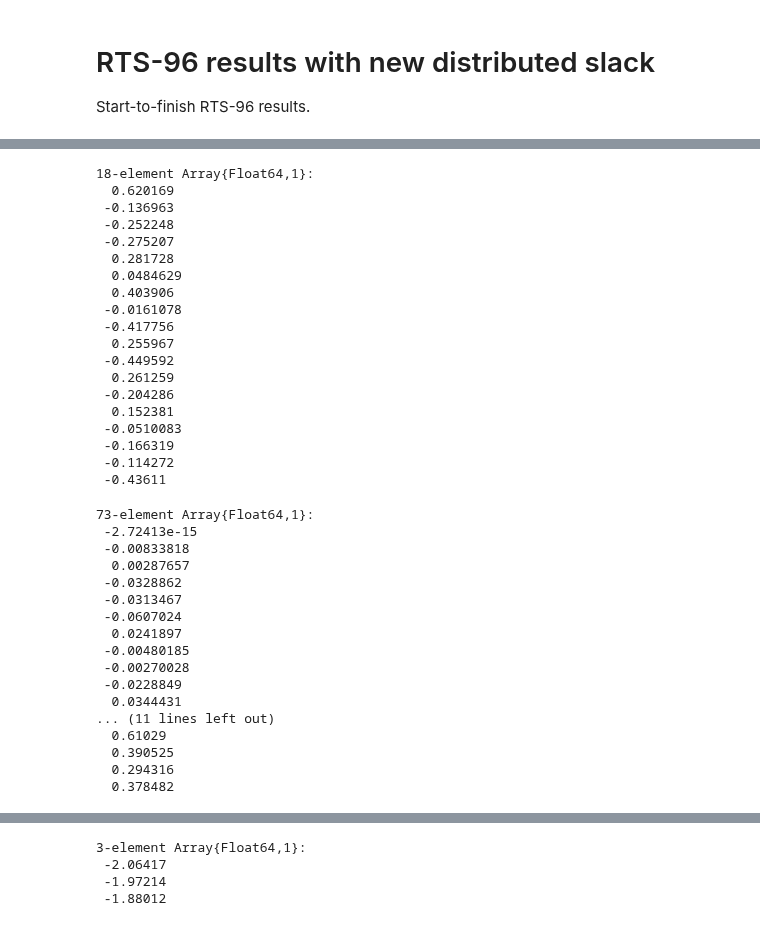
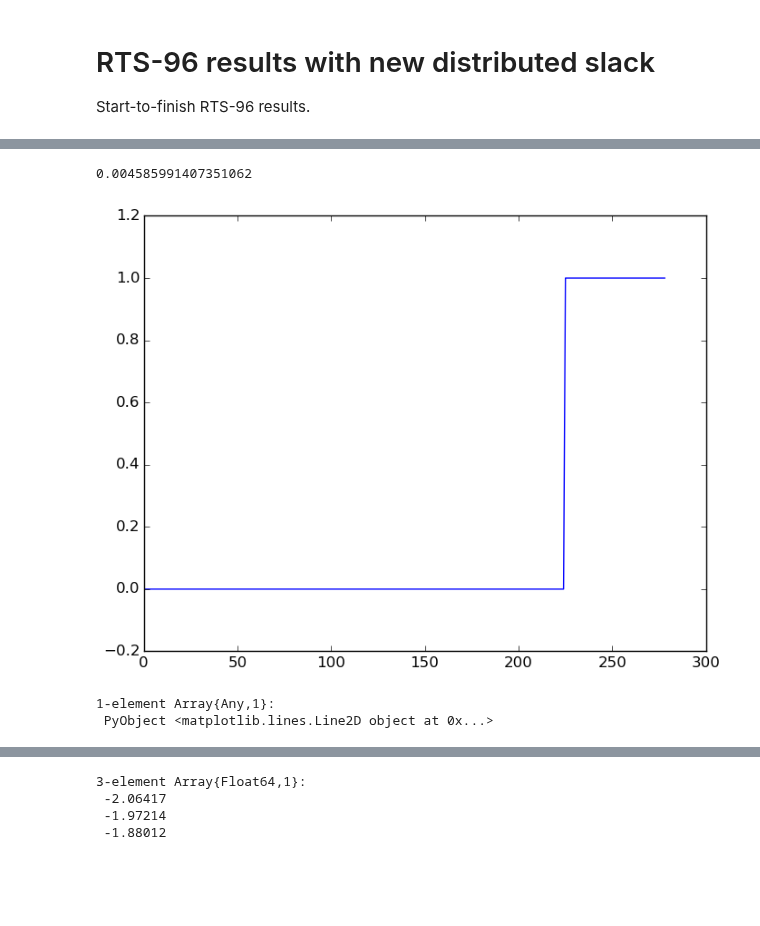
Before and after one commit to kersulis/TemporalInstanton.jl, a Jupyter notebook: nbs/2015-03-13 RTS-96 with new dist. slack.ipynb, the cells around one changed output, grey strips where cells are left out. Saved outputs shown, nothing was run; the diff lists cells and outputs as text; code cells hidden in the pictures; blank space fills up the shorter version.

```diff
--- a/nbs/2015-03-13 RTS-96 with new dist. slack.ipynb
+++ b/nbs/2015-03-13 RTS-96 with new dist. slack.ipynb
@@ -116,42 +110,10 @@ end
-# %%
-deviations[1]
-# %% [output]
-18-element Array{Float64,1}:
-  0.620169
- -0.136963
- -0.252248
- -0.275207
-  0.281728
-  0.0484629
-  0.403906
- -0.0161078
- -0.417756
-  0.255967
- -0.449592
-  0.261259
- -0.204286
-  0.152381
- -0.0510083
- -0.166319
- -0.114272
- -0.43611
-# %%
-angles[1]
-# %% [output]
-73-element Array{Float64,1}:
- -2.72413e-15
- -0.00833818
-  0.00287657
- -0.0328862
- -0.0313467
- -0.0607024
-  0.0241897
- -0.00480185
- -0.00270028
- -0.0228849
-  0.0344431
-... (11 lines left out)
-  0.61029
-  0.390525
-  0.294316
-  0.378482
+# %%
+norm(diag(Reigvec)[end-2:end])
+# %% [output]
+0.004585991407351062
+# %%
+plot(diag(D))
+# %% [output]
+[figure, added]
+1-element Array{Any,1}:
+ PyObject <matplotlib.lines.Line2D object at 0x...>
```
Also changed, not shown: parts of 41 cells of this notebook, 13 other files.
